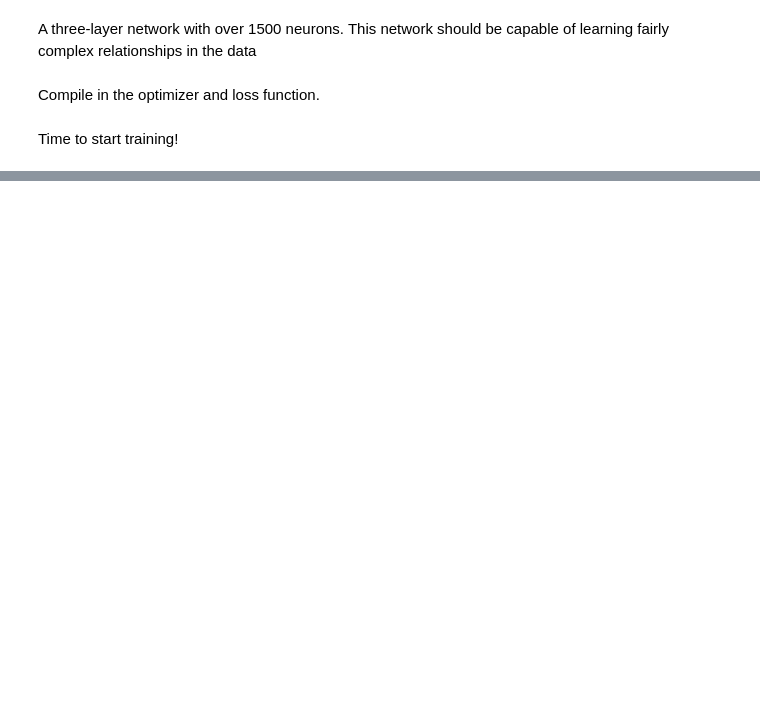
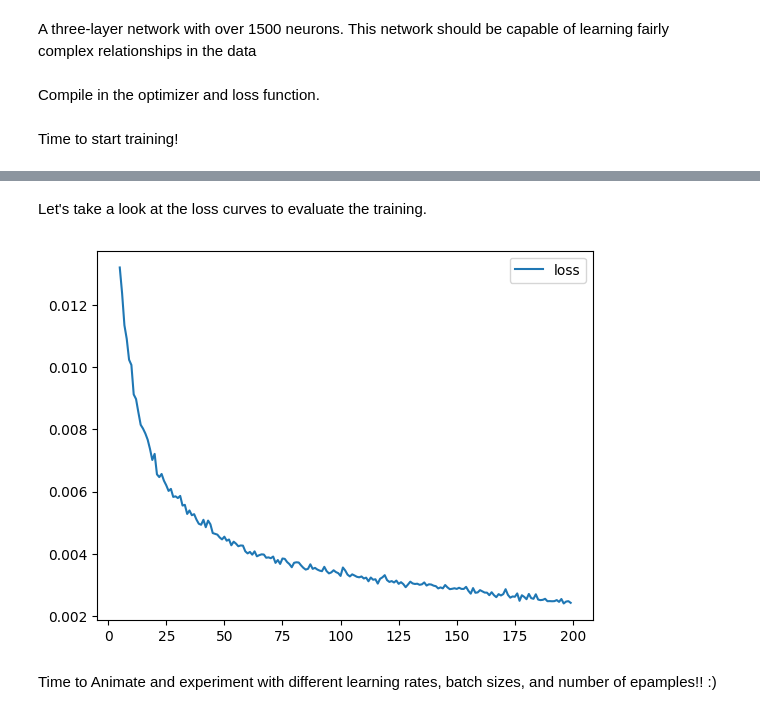
Before and after one commit to cjohnson74/StockX-Shoe-Price-Prediction-ML, a Jupyter notebook: stockx-competition.ipynb, the cells around one changed output, grey strips where cells are left out. Drawn from its saved outputs; the diff is of its cells as text; code cells hidden in the pictures; blank space fills up the shorter version.

Commit message:
finished data processing, data training, loss plot

```diff
--- a/stockx-competition.ipynb
+++ b/stockx-competition.ipynb
@@ -26,0 +75,22 @@ TODO: Make sure all features are number based and between [0 - 1]
+# %%
+import numpy as np
+from sklearn.preprocessing import StandardScaler, OneHotEncoder
+from sklearn.compose import make_column_transformer, make_column_selector
+from sklearn.model_selection import train_test_split
+
+X = shoes.copy()
+# Remove target
+y = X.pop('Price Ratio')
+
+preprocessor = make_column_transformer(
+    (StandardScaler(),
+     make_column_selector(dtype_include=np.number)),
+    (OneHotEncoder(sparse=False),
+     make_column_selector(dtype_include=object)),
+)
+
+X = preprocessor.fit_transform(X)
+y = np.log(y) # log transform target instead of standardizing
+
+input_shape = [X.shape[1]]
+print('Input shape: {}'.format(input_shape))
@@ -71,9 +166,9 @@ from tensorflow import keras
 from tensorflow.keras import layers
 
 model = keras.Sequential([
-    layers.Dense(units=512, activation='relu', input_shape=[7]),
-    layers.Dense(units=512, activation='relu'),
-    layers.Dense(units=512, activation='relu'),
+    layers.Dense(units=128, activation='relu', input_shape=input_shape),
+    layers.Dense(units=128, activation='relu'),
+    layers.Dense(units=64, activation='relu'),
     layers.Dense(1),
 ])
 # %% [markdown]
@@ -89,9 +184,9 @@ model.compile(
 Time to start training!
 # %%
 history = model.fit(
-    X_train, y_train,
-    validation_data=(X_valid, y_valid),
-    batch_size=256, # Keras feeds the optimizer 256 rows of the training data at a time
-    epochs=10,  # 10 times all the way through the dataset
+    X, y,
+    #validation_data=(X_valid, y_valid),
+    batch_size=128, # Keras feeds the optimizer 256 rows of the training data at a time
+    epochs=200,  # 10 times all the way through the dataset
 )
 # %% [output]
@@ -98,0 +210,12 @@ ValueError: Failed to convert a NumPy array to a Tensor (Unsupported object type
+# %% [markdown]
+Let's take a look at the loss curves to evaluate the training.
+# %%
+import pandas as pd
+
+history_df = pd.DataFrame(history.history)
+# Start the plot at epoch 5
+history_df.loc[5:, ['loss']].plot();
+# %% [output]
+[figure, added]
+# %% [markdown]
+Time to Animate and experiment with different learning rates, batch sizes, and number of epamples!! :)
```
Also changed, not shown: parts of 8 cells of this notebook.
